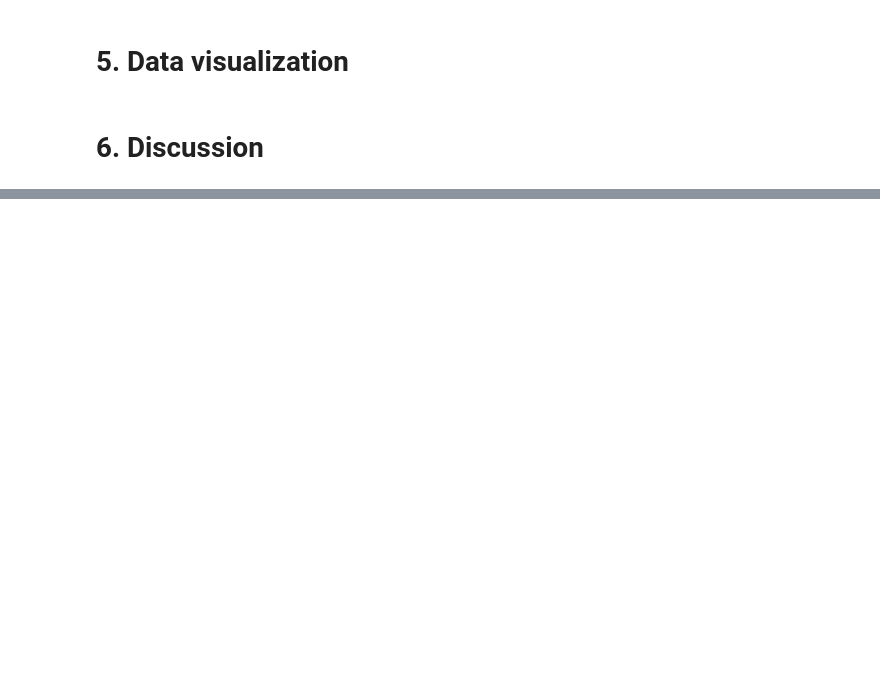
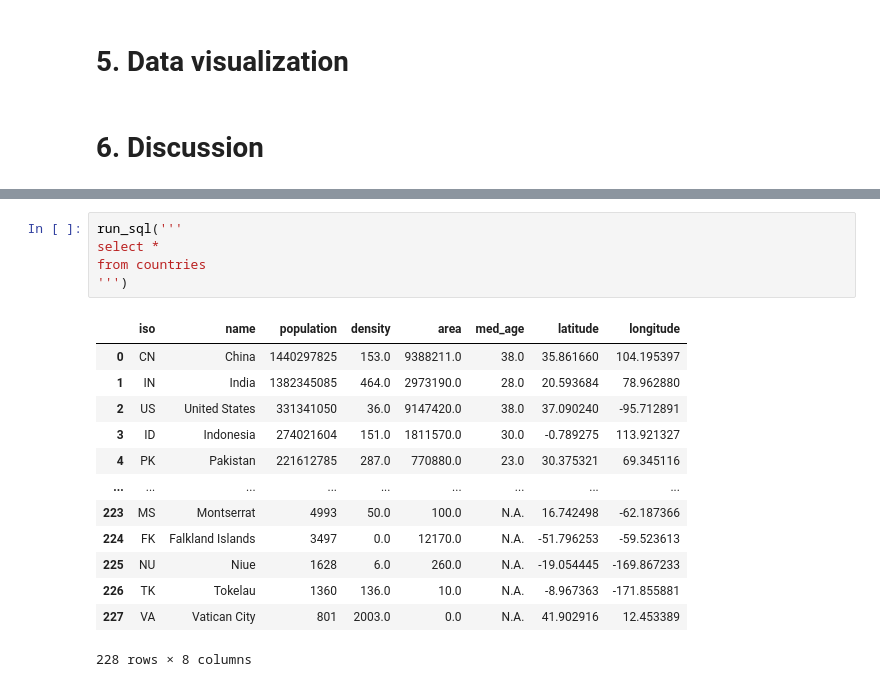
Before and after one commit to gdasns/datamanagement, a Jupyter notebook: myreport.ipynb, the cells around one changed output, grey strips where cells are left out. Drawn from its saved outputs; the diff is of its cells as text; blank space fills up the shorter version.

```diff
--- a/myreport.ipynb
+++ b/myreport.ipynb
@@ -92,0 +313,19 @@ the we blablabal
+# %%
+run_sql('''
+select *
+from countries
+''')
+# %% [output]
+|  | iso | name | population | density | area | med_age | latitude | longitude |
+| 0 | CN | China | 1440297825 | 153.0 | 9388211.0 | 38.0 | 35.861660 | 104.195397 |
+| 1 | IN | India | 1382345085 | 464.0 | 2973190.0 | 28.0 | 20.593684 | 78.962880 |
+| 2 | US | United States | 331341050 | 36.0 | 9147420.0 | 38.0 | 37.090240 | -95.712891 |
+| 3 | ID | Indonesia | 274021604 | 151.0 | 1811570.0 | 30.0 | -0.789275 | 113.921327 |
+| 4 | PK | Pakistan | 221612785 | 287.0 | 770880.0 | 23.0 | 30.375321 | 69.345116 |
+| ... | ... | ... | ... | ... | ... | ... | ... | ... |
+| 223 | MS | Montserrat | 4993 | 50.0 | 100.0 | N.A. | 16.742498 | -62.187366 |
+| 224 | FK | Falkland Islands | 3497 | 0.0 | 12170.0 | N.A. | -51.796253 | -59.523613 |
+| 225 | NU | Niue | 1628 | 6.0 | 260.0 | N.A. | -19.054445 | -169.867233 |
+| 226 | TK | Tokelau | 1360 | 136.0 | 10.0 | N.A. | -8.967363 | -171.855881 |
+| 227 | VA | Vatican City | 801 | 2003.0 | 0.0 | N.A. | 41.902916 | 12.453389 |
+228 rows × 8 columns
```
Also changed, not shown: parts of 28 cells of this notebook.
